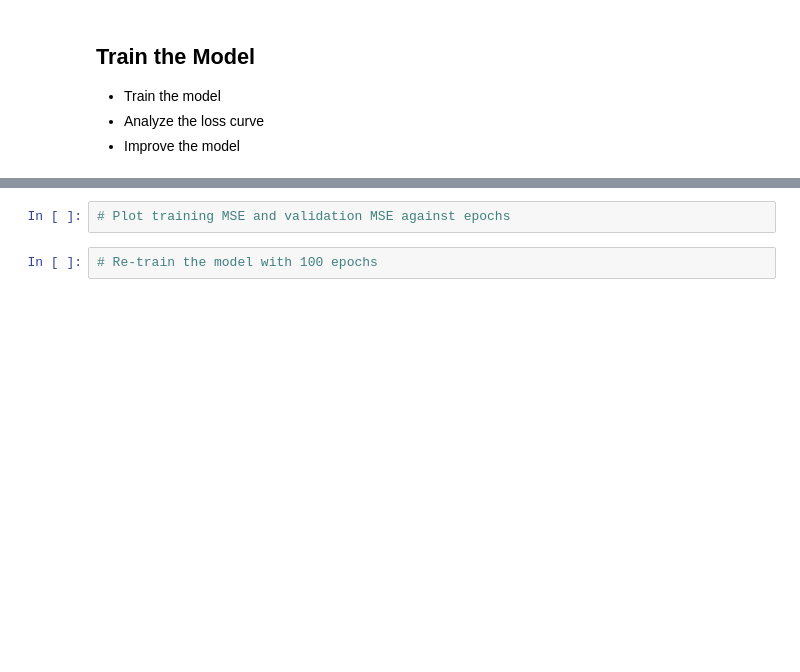
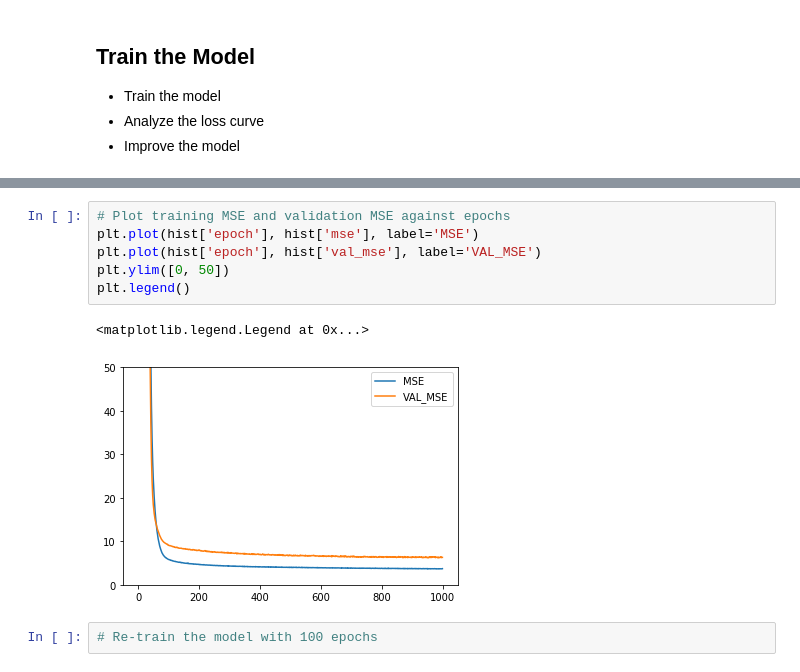
Before and after one commit to ch00226855/CMP414-765_Spring2020, a Jupyter notebook: Week13_DeepLearningForRegression.ipynb, the cells around one changed output, grey strips where cells are left out. Drawn from its saved outputs; the diff is of its cells as text; blank space fills up the shorter version.

```diff
--- a/Week13_DeepLearningForRegression.ipynb
+++ b/Week13_DeepLearningForRegression.ipynb
@@ -214,5 +300,12 @@ hist.head()
 # %%
 # Plot training MSE and validation MSE against epochs
+plt.plot(hist['epoch'], hist['mse'], label='MSE')
+plt.plot(hist['epoch'], hist['val_mse'], label='VAL_MSE')
+plt.ylim([0, 50])
+plt.legend()
+# %% [output]
+<matplotlib.legend.Legend at 0x...>
+[figure, added]
 # %%
 # Re-train the model with 100 epochs
 # %% [markdown]
```
Also changed, not shown: parts of 21 cells of this notebook.
